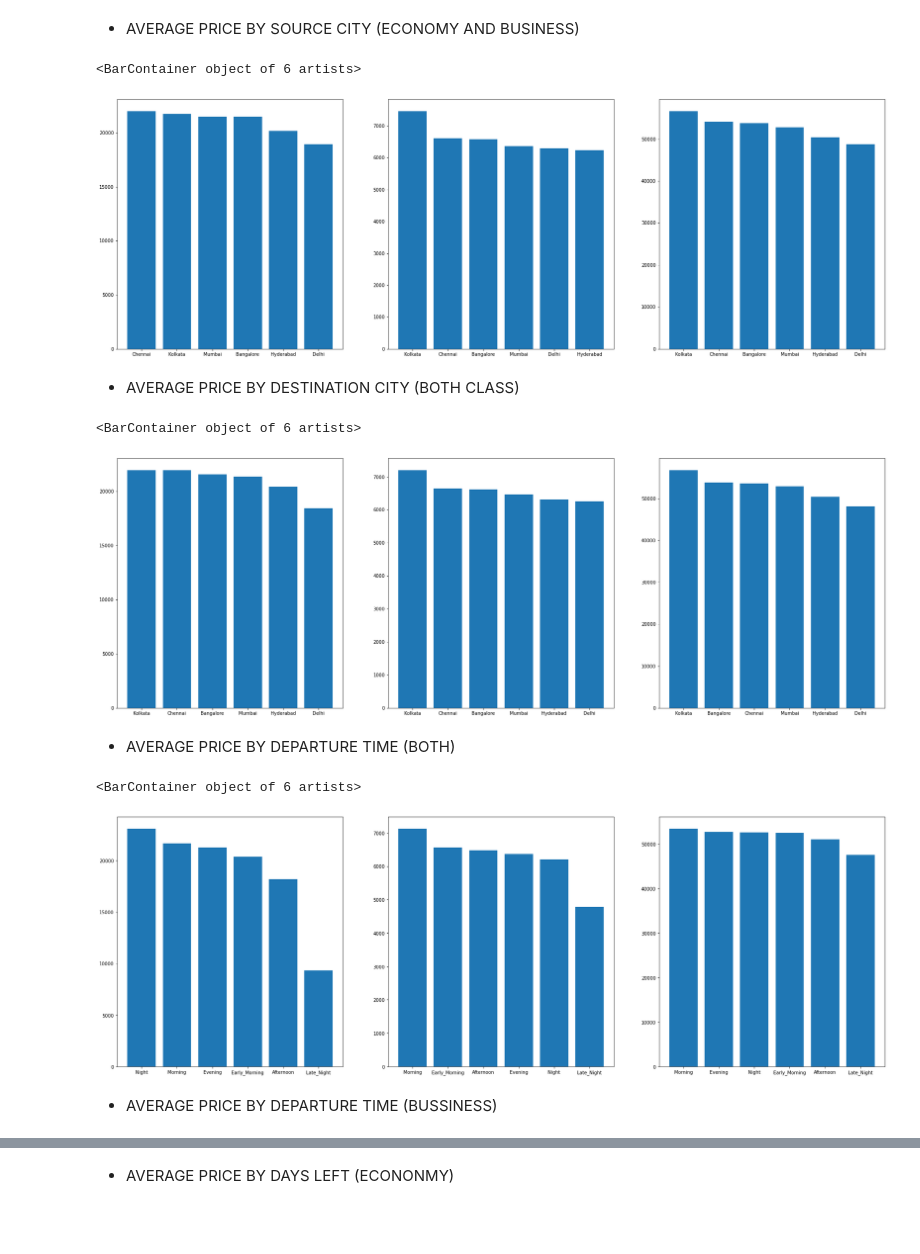
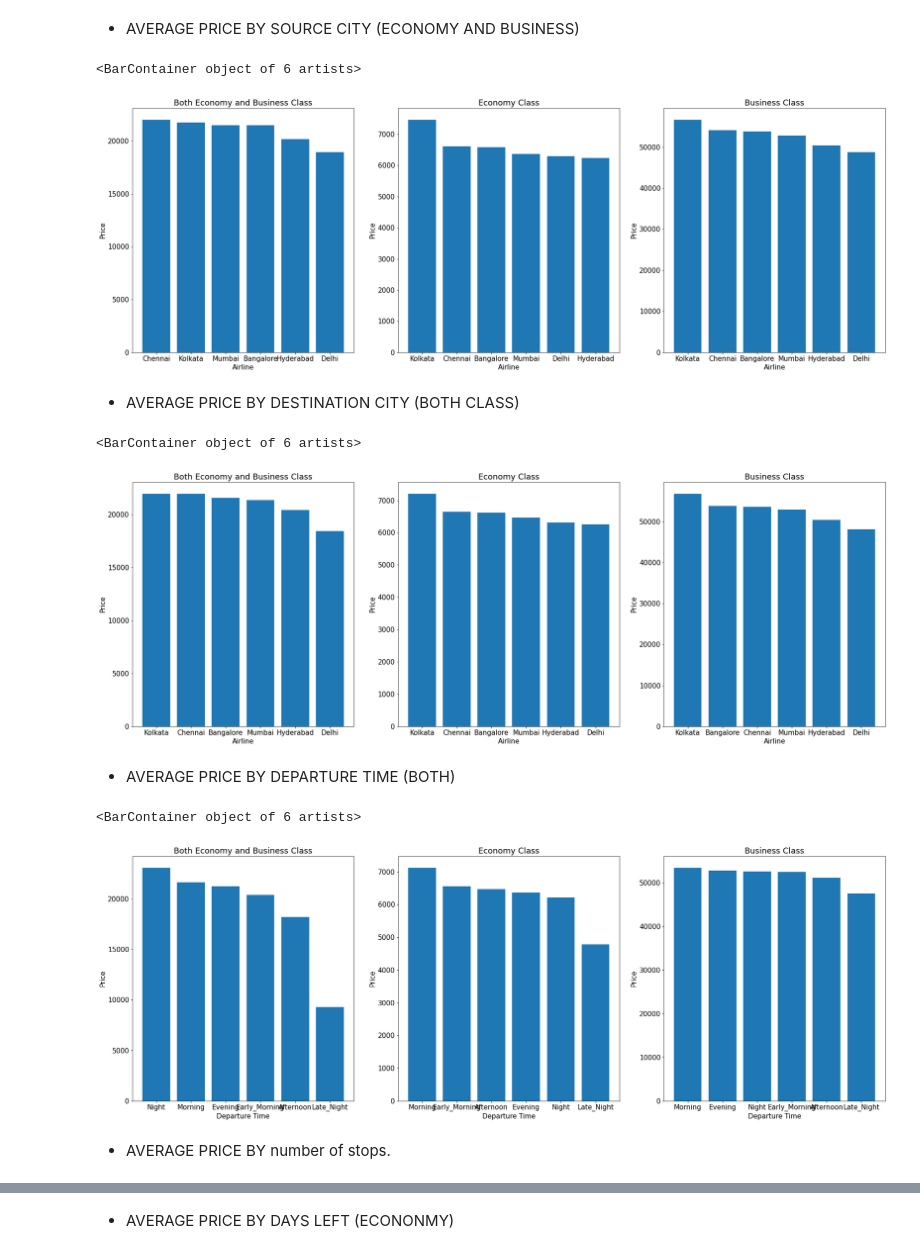
Before and after one commit to Shobanprakash/FLIGHT_PRICE_PREDICTION, a Jupyter notebook: prediction.ipynb, the cells around one changed output, grey strips where cells are left out. Cells and saved outputs as stored; diff of their text form; code cells hidden in the pictures; blank space fills up the shorter version.

```diff
--- a/prediction.ipynb
+++ b/prediction.ipynb
@@ -171,22 +187,31 @@ plt.bar(xbus,ybus)
 # %%
 plt.figure(figsize=(30,10))
 x = df.groupby(['source_city'])['price'].mean().sort_values(ascending = False).keys()
 y = df.groupby(['source_city'])['price'].mean().sort_values(ascending = False).unique()
 plt.subplot(1,3,1)
+plt.xlabel('Airline')
+plt.ylabel("Price")
+plt.title('Both Economy and Business Class')
 plt.bar(x,y)
 
 xeco = df[df['class'] == 'Economy'].groupby(['source_city'])['price'].mean().sort_values(ascending = False).keys()
 yeco = df[df['class'] == 'Economy'].groupby(['source_city'])['price'].mean().sort_values(ascending = False).unique()
 plt.subplot(1,3,2)
+plt.xlabel('Airline')
+plt.ylabel("Price")
+plt.title('Economy Class')
 plt.bar(xeco,yeco)
 
 xbus = df[df['class'] == 'Business'].groupby(['source_city'])['price'].mean().sort_values(ascending = False).keys()
 ybus = df[df['class'] == 'Business'].groupby(['source_city'])['price'].mean().sort_values(ascending = False).unique()
 plt.subplot(1,3,3)
+plt.xlabel('Airline')
+plt.ylabel("Price")
+plt.title('Business Class')
 plt.bar(xbus,ybus)
 # %% [output]
 <BarContainer object of 6 artists>
-[figure, old version]
+[figure, new version]
 # %% [markdown]
 * AVERAGE PRICE BY DESTINATION CITY (BOTH CLASS)
 # %%
@@ -194,20 +219,29 @@ plt.figure(figsize=(30,10))
 x = df.groupby(['destination_city'])['price'].mean().sort_values(ascending = False).keys()
 y = df.groupby(['destination_city'])['price'].mean().sort_values(ascending = False).unique()
 plt.subplot(1,3,1)
+plt.xlabel('Airline')
+plt.ylabel("Price")
+plt.title('Both Economy and Business Class')
 plt.bar(x,y)
 
 xeco = df[df['class'] == 'Economy'].groupby(['destination_city'])['price'].mean().sort_values(ascending = False).keys()
 yeco = df[df['class'] == 'Economy'].groupby(['destination_city'])['price'].mean().sort_values(ascending = False).unique()
 plt.subplot(1,3,2)
+plt.xlabel('Airline')
+plt.ylabel("Price")
+plt.title('Economy Class')
 plt.bar(xeco,yeco)
 
 xbus = df[df['class'] == 'Business'].groupby(['destination_city'])['price'].mean().sort_values(ascending = False).keys()
 ybus = df[df['class'] == 'Business'].groupby(['destination_city'])['price'].mean().sort_values(ascending = False).unique()
 plt.subplot(1,3,3)
+plt.xlabel('Airline')
+plt.ylabel("Price")
+plt.title('Business Class')
 plt.bar(xbus,ybus)
 # %% [output]
 <BarContainer object of 6 artists>
-[figure, old version]
+[figure, new version]
 # %% [markdown]
 * AVERAGE PRICE BY DEPARTURE TIME (BOTH)
 # %%
@@ -215,22 +249,31 @@ plt.figure(figsize=(30,10))
 x = df.groupby(['departure_time'])['price'].mean().sort_values(ascending = False).keys()
 y = df.groupby(['departure_time'])['price'].mean().sort_values(ascending = False).unique()
 plt.subplot(1,3,1)
+plt.xlabel('Departure Time')
+plt.ylabel("Price")
+plt.title('Both Economy and Business Class')
 plt.bar(x,y)
 
 xeco = df[df['class'] == 'Economy'].groupby(['departure_time'])['price'].mean().sort_values(ascending = False).keys()
 yeco = df[df['class'] == 'Economy'].groupby(['departure_time'])['price'].mean().sort_values(ascending = False).unique()
 plt.subplot(1,3,2)
+plt.xlabel('Departure Time')
+plt.ylabel("Price")
+plt.title('Economy Class')
 plt.bar(xeco,yeco)
 
 xbus = df[df['class'] == 'Business'].groupby(['departure_time'])['price'].mean().sort_values(ascending = False).keys()
 ybus = df[df['class'] == 'Business'].groupby(['departure_time'])['price'].mean().sort_values(ascending = False).unique()
 plt.subplot(1,3,3)
+plt.xlabel('Departure Time')
+plt.ylabel("Price")
+plt.title('Business Class')
 plt.bar(xbus,ybus)
 # %% [output]
 <BarContainer object of 6 artists>
-[figure, old version]
+[figure, new version]
 # %% [markdown]
-* AVERAGE PRICE BY DEPARTURE TIME (BUSSINESS)
+* AVERAGE PRICE BY number of stops.
 # %%
 plt.figure(figsize=(30,10))
 x = df.groupby(["stops"])['price'].mean().sort_values(ascending=False).keys()
```
Also changed, not shown: parts of 20 cells of this notebook.
